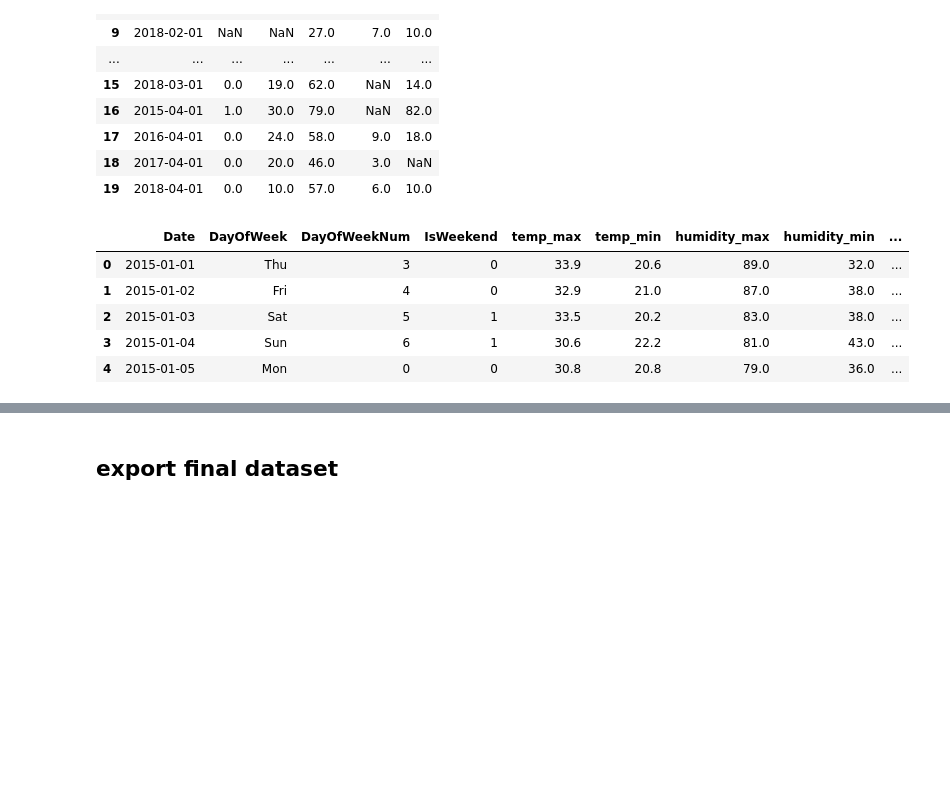
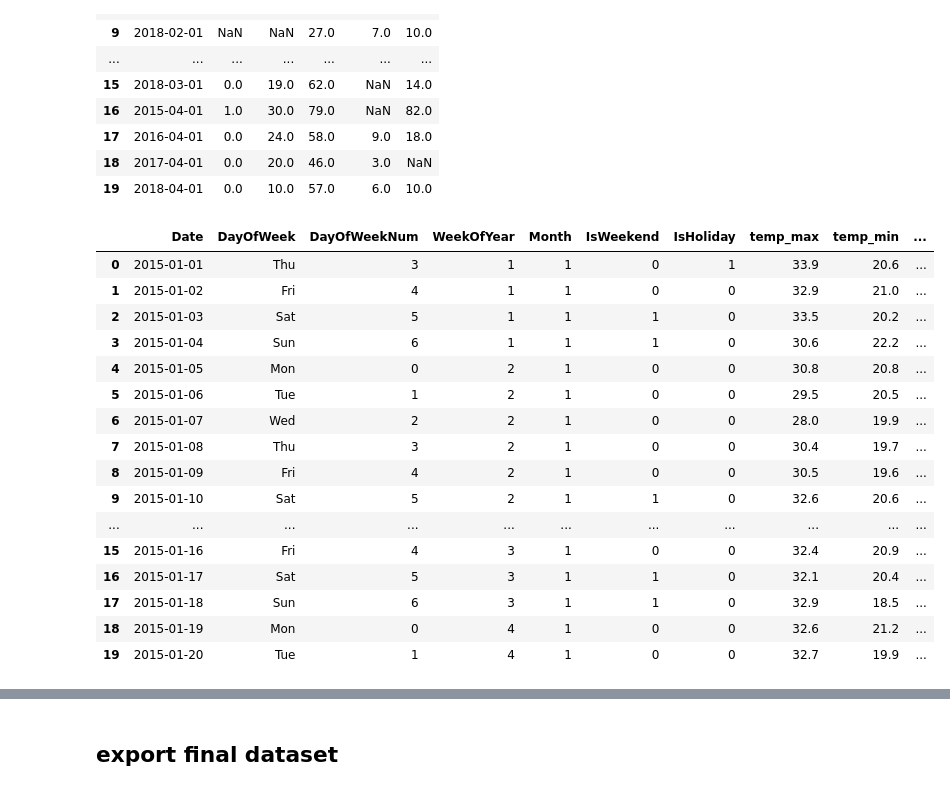
Before and after one commit to Oak10/hospital-adm-pw-rel, a Jupyter notebook: minas_gerais/belo_horizonte/station_amazonas/0_amazonas_data_group_all.ipynb, the cells around one changed output, grey strips where cells are left out. Saved outputs shown, nothing was run; the diff lists cells and outputs as text; code cells hidden in the pictures; blank space fills up the shorter version.

```diff
--- a/minas_gerais/belo_horizonte/station_amazonas/0_amazonas_data_group_all.ipynb
+++ b/minas_gerais/belo_horizonte/station_amazonas/0_amazonas_data_group_all.ipynb
@@ -151,14 +159,25 @@ df_air_qual.rename(columns={'Data': 'Date'}, inplace= True)
 # %%
 df_weather_hospital_adm_air_qual = pd.merge(df_weather_hospital_adm, df_air_qual, on='Date', how='left')
 # %%
-df_weather_hospital_adm_air_qual.head()
+df_weather_hospital_adm_air_qual.head(20)
 # %% [output]
-|  | Date | DayOfWeek | DayOfWeekNum | IsWeekend | temp_max | temp_min | humidity_max | humidity_min | ... |
-| 0 | 2015-01-01 | Thu | 3 | 0 | 33.9 | 20.6 | 89.0 | 32.0 | ... |
-| 1 | 2015-01-02 | Fri | 4 | 0 | 32.9 | 21.0 | 87.0 | 38.0 | ... |
-| 2 | 2015-01-03 | Sat | 5 | 1 | 33.5 | 20.2 | 83.0 | 38.0 | ... |
-| 3 | 2015-01-04 | Sun | 6 | 1 | 30.6 | 22.2 | 81.0 | 43.0 | ... |
-| 4 | 2015-01-05 | Mon | 0 | 0 | 30.8 | 20.8 | 79.0 | 36.0 | ... |
+|  | Date | DayOfWeek | DayOfWeekNum | WeekOfYear | Month | IsWeekend | IsHoliday | temp_max | temp_min | ... |
+| 0 | 2015-01-01 | Thu | 3 | 1 | 1 | 0 | 1 | 33.9 | 20.6 | ... |
+| 1 | 2015-01-02 | Fri | 4 | 1 | 1 | 0 | 0 | 32.9 | 21.0 | ... |
+| 2 | 2015-01-03 | Sat | 5 | 1 | 1 | 1 | 0 | 33.5 | 20.2 | ... |
+| 3 | 2015-01-04 | Sun | 6 | 1 | 1 | 1 | 0 | 30.6 | 22.2 | ... |
+| 4 | 2015-01-05 | Mon | 0 | 2 | 1 | 0 | 0 | 30.8 | 20.8 | ... |
+| 5 | 2015-01-06 | Tue | 1 | 2 | 1 | 0 | 0 | 29.5 | 20.5 | ... |
+| 6 | 2015-01-07 | Wed | 2 | 2 | 1 | 0 | 0 | 28.0 | 19.9 | ... |
+| 7 | 2015-01-08 | Thu | 3 | 2 | 1 | 0 | 0 | 30.4 | 19.7 | ... |
+| 8 | 2015-01-09 | Fri | 4 | 2 | 1 | 0 | 0 | 30.5 | 19.6 | ... |
+| 9 | 2015-01-10 | Sat | 5 | 2 | 1 | 1 | 0 | 32.6 | 20.6 | ... |
+| ... | ... | ... | ... | ... | ... | ... | ... | ... | ... | ... |
+| 15 | 2015-01-16 | Fri | 4 | 3 | 1 | 0 | 0 | 32.4 | 20.9 | ... |
+| 16 | 2015-01-17 | Sat | 5 | 3 | 1 | 1 | 0 | 32.1 | 20.4 | ... |
+| 17 | 2015-01-18 | Sun | 6 | 3 | 1 | 1 | 0 | 32.9 | 18.5 | ... |
+| 18 | 2015-01-19 | Mon | 0 | 4 | 1 | 0 | 0 | 32.6 | 21.2 | ... |
+| 19 | 2015-01-20 | Tue | 1 | 4 | 1 | 0 | 0 | 32.7 | 19.9 | ... |
 # %%
 df_weather_hospital_adm_air_qual.tail()
 # %% [output]
```
Also changed, not shown: parts of 14 cells of this notebook, 18 other files.
